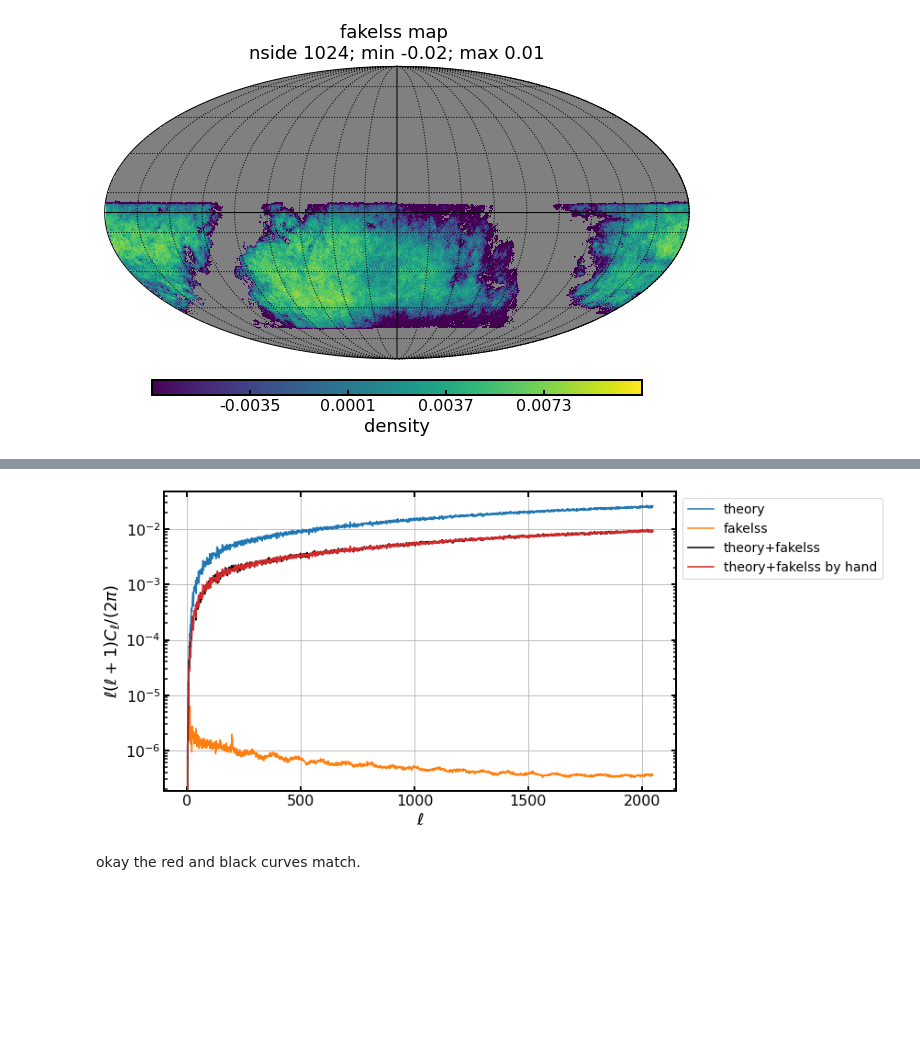
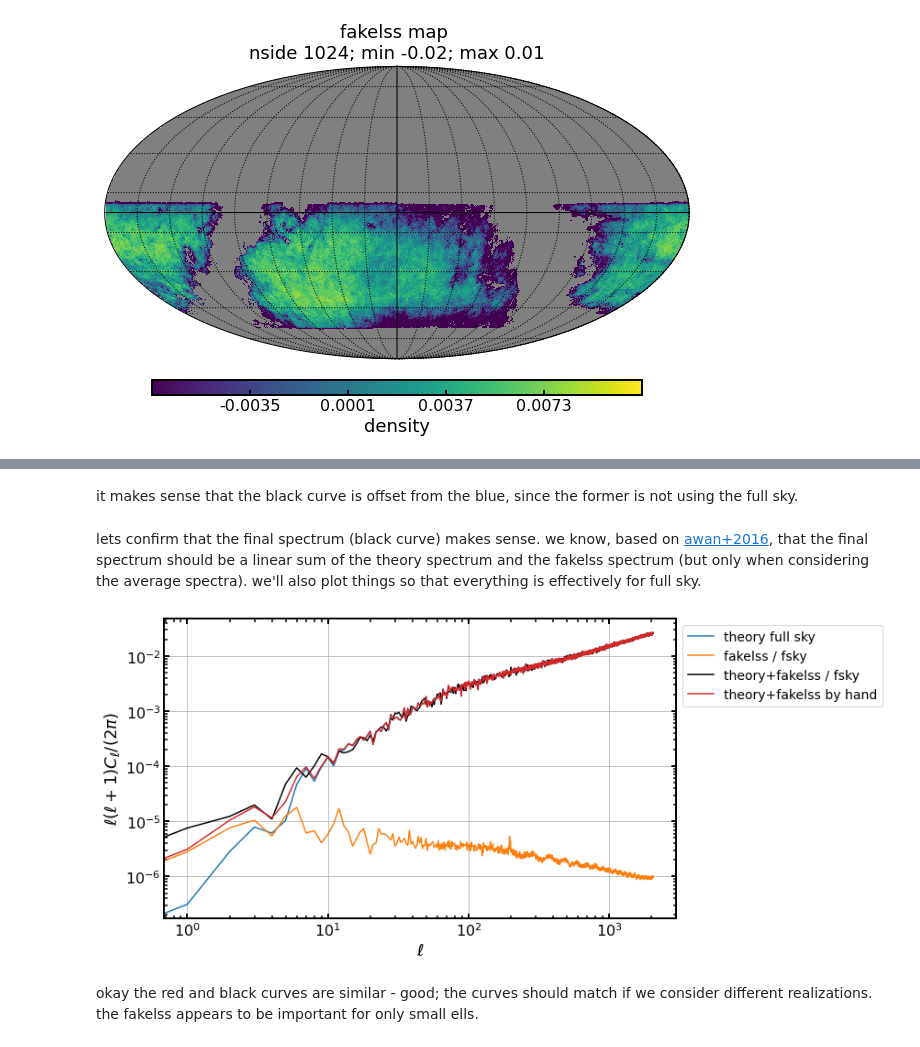
Before and after one commit to humnaawan/cmblxlss, a Jupyter notebook: notebooks/demo_add-fakelss.ipynb, the cells around one changed output, grey strips where cells are left out. Cells and saved outputs as stored; diff of their text form; code cells hidden in the pictures; blank space fills up the shorter version.

```diff
--- a/notebooks/demo_add-fakelss.ipynb
+++ b/notebooks/demo_add-fakelss.ipynb
@@ -89,24 +107,30 @@ cls_newmap = hp.anafast(new_map, lmax=lmax)
+# %% [markdown]
+it makes sense that the black curve is offset from the blue, since the former is not using the full sky.
+# %% [markdown]
+lets confirm that the final spectrum (black curve) makes sense. we know, based on [awan+2016](https://arxiv.org/pdf/1605.00555.pdf), that the final spectrum should be a linear sum of the theory spectrum and the fakelss spectrum (but only when considering the average spectra). we'll also plot things so that everything is effectively for full sky.
 # %%
+# lets create a log-log plot to see the scales a little more clearly
 ells = np.arange(np.size(cls_fakelss))
+fsky = len( np.where( fakelss['mask'] == False )[0] ) / len(fakelss['mask'])
 
 # plot
 plt.clf()
 # theory spectrum
-plt.plot(ells, (cls_theory * ells * (ells+1)) / 2.0 / np.pi, label='theory')
+plt.plot(ells, (cls_theory * ells * (ells+1)) / 2.0 / np.pi, label='theory full sky')
 # fakelss spectrum
-plt.plot(ells, (cls_fakelss * ells * (ells+1)) / 2.0 / np.pi, label='fakelss')
+plt.plot(ells, ( (cls_fakelss / fsky) * ells * (ells+1)) / 2.0 / np.pi, label='fakelss / fsky')
 # new spectrum
-plt.plot(ells, (cls_newmap * ells * (ells+1)) / 2.0 / np.pi, color='k', label='theory+fakelss')
+plt.plot(ells, ( (cls_newmap / fsky) * ells * (ells+1)) / 2.0 / np.pi, color='k', label='theory+fakelss / fsky')
 # expected new spectrum; note that we must account for the non-full-sky coverage in the survey map (fakelss).
-fsky = len( np.where( fakelss['mask'] == False )[0] ) / len(fakelss['mask'])
-plt.plot(ells, ( (cls_theory * fsky + cls_fakelss ) * ells * (ells+1)) / 2.0 / np.pi, color='#d62728', label='theory+fakelss by hand')
+plt.plot(ells, ( (cls_theory + cls_fakelss/fsky ) * ells * (ells+1)) / 2.0 / np.pi, color='#d62728', label='theory+fakelss by hand')
 # plot details
 plt.legend(bbox_to_anchor=(1,1))
 plt.xlabel(r'$\ell$')
 plt.ylabel(r'$\ell(\ell+1)C_\ell/(2\pi)$')
+plt.gca().set_xscale('log')
 plt.gca().set_yscale('log')
 plt.show()
 # %% [output]
-[figure, old version]
+[figure, new version]
-# %% [markdown]
-okay the red and black curves match.
+# %% [markdown]
+okay the red and black curves are similar - good; the curves should match if we consider different realizations. the fakelss appears to be important for only small ells.
```
Also changed, not shown: parts of 5 cells of this notebook, 1 other file.
